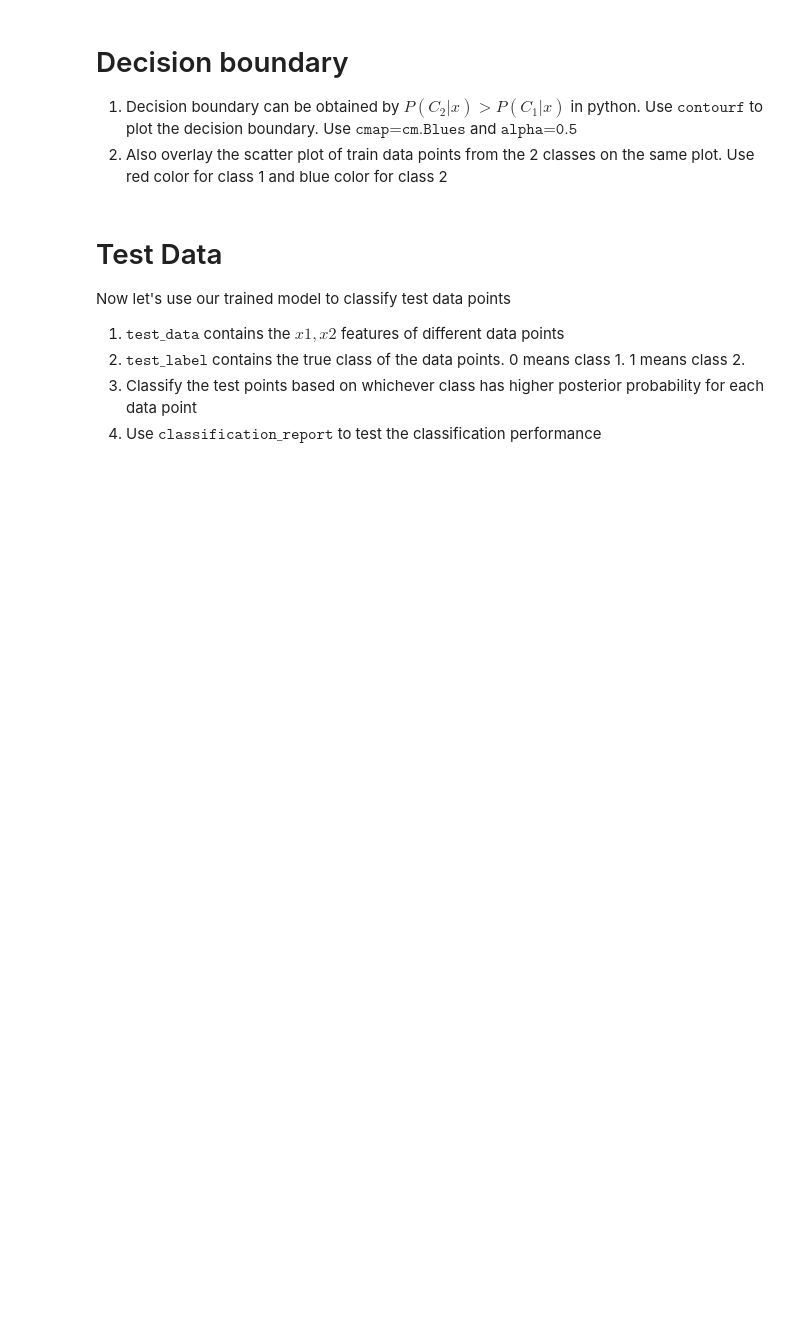
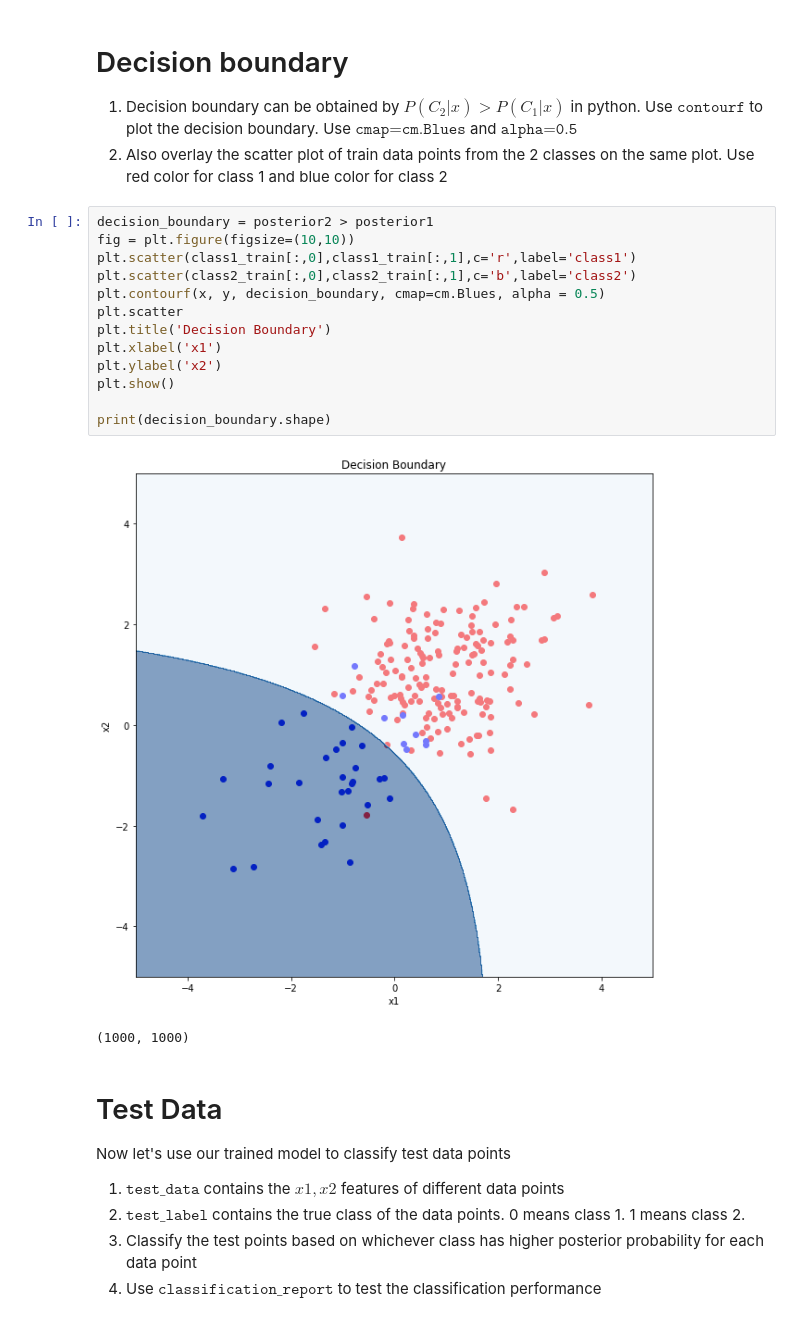
Before and after one commit to harshapriyanka/MachineLearning, a Jupyter notebook: SHALA-2020/Assignments/MachineLearning/L3/Assignment_Solution.ipynb, the cells around one changed output. Cells and saved outputs as stored; diff of their text form; blank space fills up the shorter version.

```diff
--- a/SHALA-2020/Assignments/MachineLearning/L3/Assignment_Solution.ipynb
+++ b/SHALA-2020/Assignments/MachineLearning/L3/Assignment_Solution.ipynb
@@ -105,6 +154,22 @@ Like in the case of the likelihood above, make same similar surface and contour
 # Decision boundary
 1. Decision boundary can be obtained by $P(C_2|x)>P(C_1|x)$ in python. Use $\texttt{contourf}$ to plot the decision boundary. Use $\texttt{cmap=cm.Blues}$ and $\texttt{alpha=0.5}$
 1. Also overlay the scatter plot of train data points from the 2 classes on the same plot. Use red color for class 1 and blue color for class 2
+# %%
+decision_boundary = posterior2 > posterior1
+fig = plt.figure(figsize=(10,10))
+plt.scatter(class1_train[:,0],class1_train[:,1],c='r',label='class1')
+plt.scatter(class2_train[:,0],class2_train[:,1],c='b',label='class2')
+plt.contourf(x, y, decision_boundary, cmap=cm.Blues, alpha = 0.5)
+plt.scatter
+plt.title('Decision Boundary')
+plt.xlabel('x1')
+plt.ylabel('x2')
+plt.show()
+
+print(decision_boundary.shape)
+# %% [output]
+[figure, added]
+(1000, 1000)
 # %% [markdown]
 # Test Data
 Now let's use our trained model to classify test data points
```
Also changed, not shown: parts of 6 cells of this notebook.
